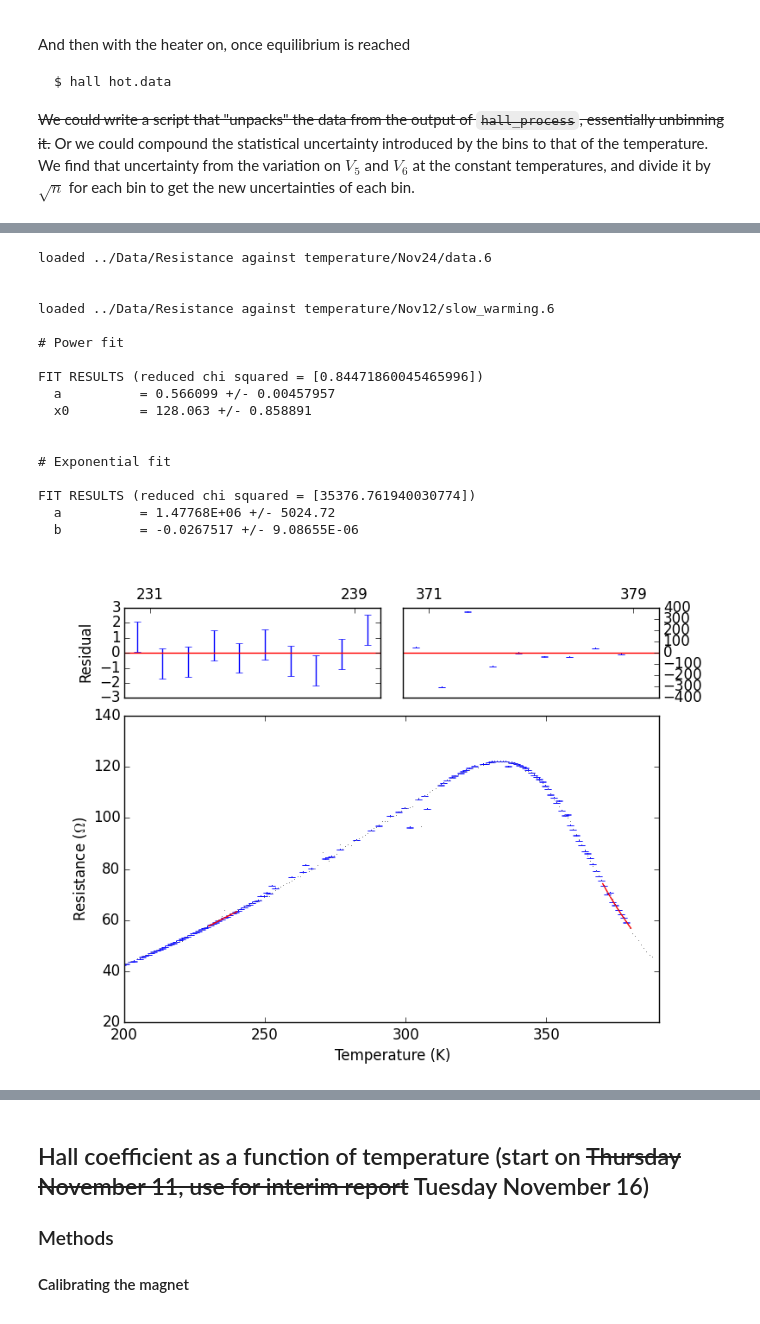
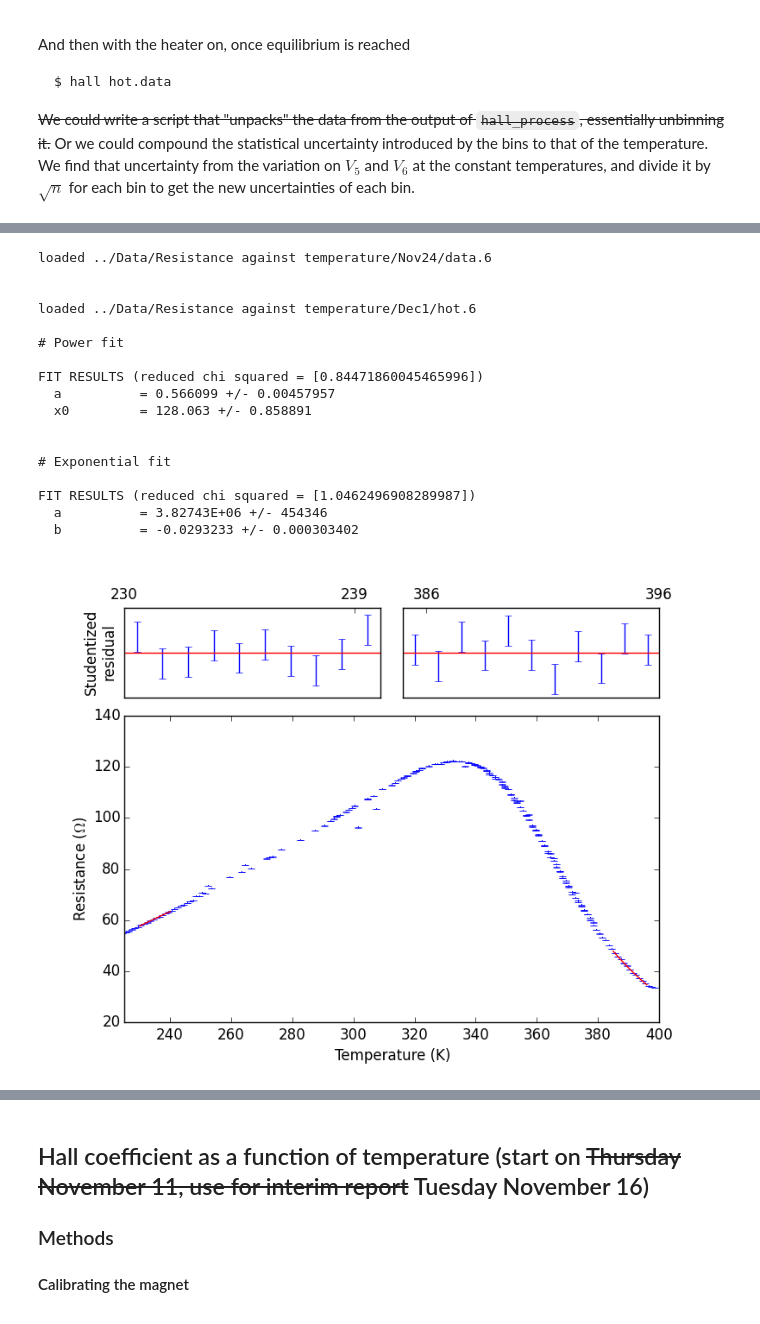
Before and after one commit to ejetzer/hall, a Jupyter notebook: Outline/Lab Outline.ipynb, the cells around one changed output, grey strips where cells are left out. Drawn from its saved outputs; the diff is of its cells as text; code cells hidden in the pictures.

Commit message:
Full featured graphs!

```diff
--- a/Outline/Lab Outline.ipynb
+++ b/Outline/Lab Outline.ipynb
@@ -247,3 +247,9 @@ hot 1.79e-05 [1.48e-05, 1.60e-05, 1.61e-05, 2.25e-05, 2.39e-05, 1.43e-05]
 
 loaded ../Data/Constant temperature/hot.data.8
 [figure]
+# %%
+data_file = '../Data/Resistance against temperature/Dec1/hot'
+hot_err, hot_errs = error_test.make_error(data_file, xin=(6000, 7000))
+print 'hot {:1.2e} [{:1.0e}, {:1.0e}, {:1.0e}, {:1.0e}, {:1.0e}, {:1.0e}]'.format(hot_err, *hot_errs)
+simple_plot.simple_plot(data_file+'.8', xlabel='Time (s)', ylabel='Temperature (K)', xmin=6000, xmax=7000)
+Image('../Graphs/Simple plots/hot.8.png')
@@ -250,32 +292,34 @@ loaded ../Data/Constant temperature/hot.data.8
 # %%
 reload(RvsT)
 
 # The data we want is in files 5 and 6
-data_file = '../Data/Resistance against temperature/Nov24/data.6'
-a, b, c, d = 230, 240, 370, 380
+data_files = [#'../Data/Resistance against temperature/Nov12/slow_warming.6',
+              '../Data/Resistance against temperature/Nov24/data.6',
+              '../Data/Resistance against temperature/Dec1/hot.6']
+a, b, c, d = 230, 240, 385, 396
 # Guess parameters for power fit:
 pguess = (1, 200)
 # Guess parameters for exp fit:
 eguess = (1e4, 1) # The second parameter is actually guessed at again in RvsT
-fits = RvsT.main(data_file, a, b, c, d, pguess, eguess, cold_errs[5], hot_errs[5])
+fits = RvsT.main(data_files, a, b, c, d, pguess, eguess, cold_errs[5], 2.5*hot_errs[5])
 RvsT.print_results(fits)
 Image('../Graphs/Fits.png')
 # %% [output]
 loaded ../Data/Resistance against temperature/Nov24/data.6
 
 
-loaded ../Data/Resistance against temperature/Nov12/slow_warming.6
+loaded ../Data/Resistance against temperature/Dec1/hot.6
 
 # Power fit
 
 FIT RESULTS (reduced chi squared = [0.84471860045465996])
   a          = 0.566099 +/- 0.00457957
   x0         = 128.063 +/- 0.858891
 
 
 # Exponential fit
 
-FIT RESULTS (reduced chi squared = [35376.761940030774])
-  a          = 1.47768E+06 +/- 5024.72
-  b          = -0.0267517 +/- 9.08655E-06
+FIT RESULTS (reduced chi squared = [1.0462496908289987])
+  a          = 3.82743E+06 +/- 454346
+  b          = -0.0293233 +/- 0.000303402
-[figure, old version]
+[figure, new version]
```
Also changed, not shown: parts of 7 cells of this notebook, 21 other files.
